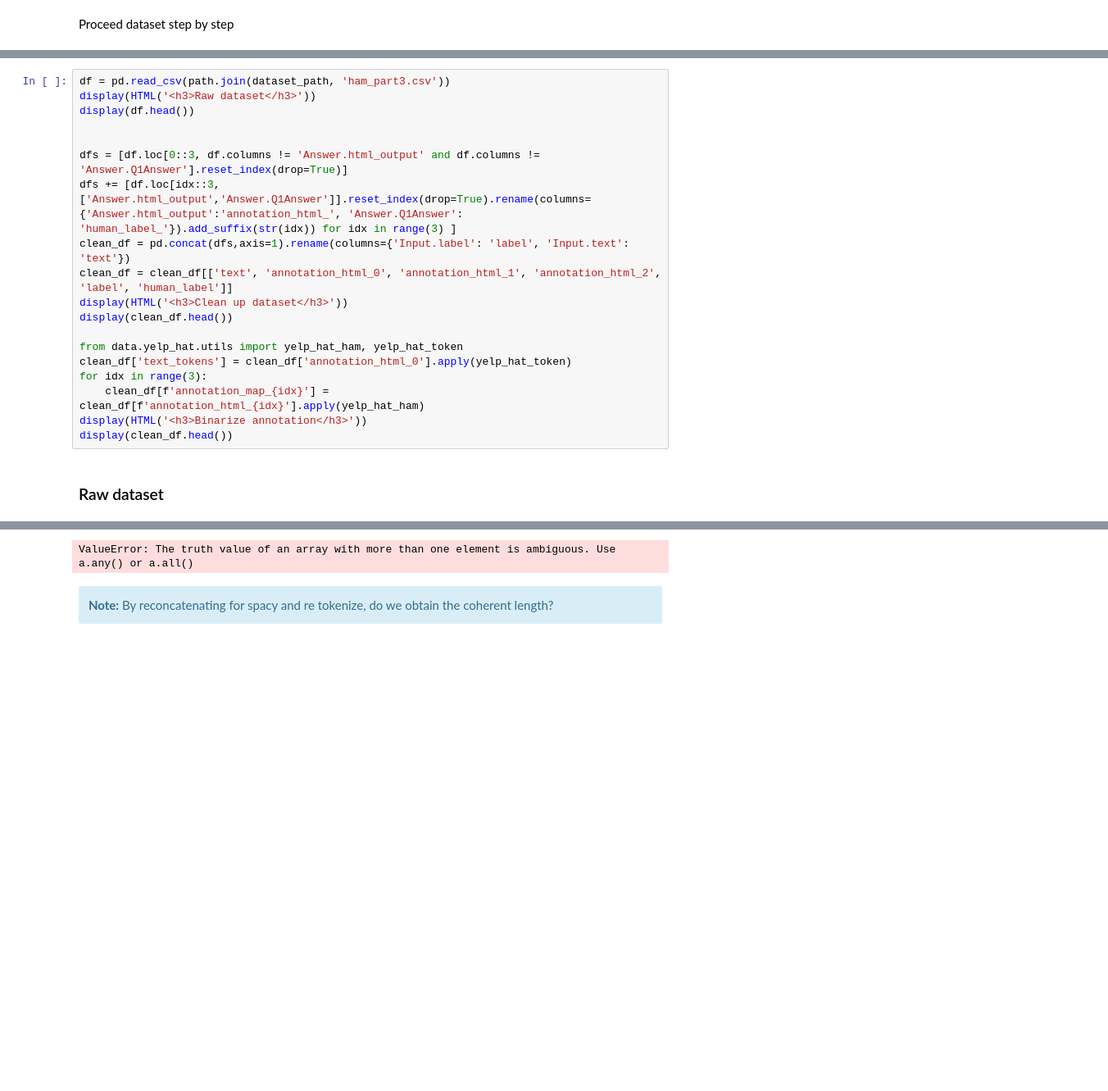
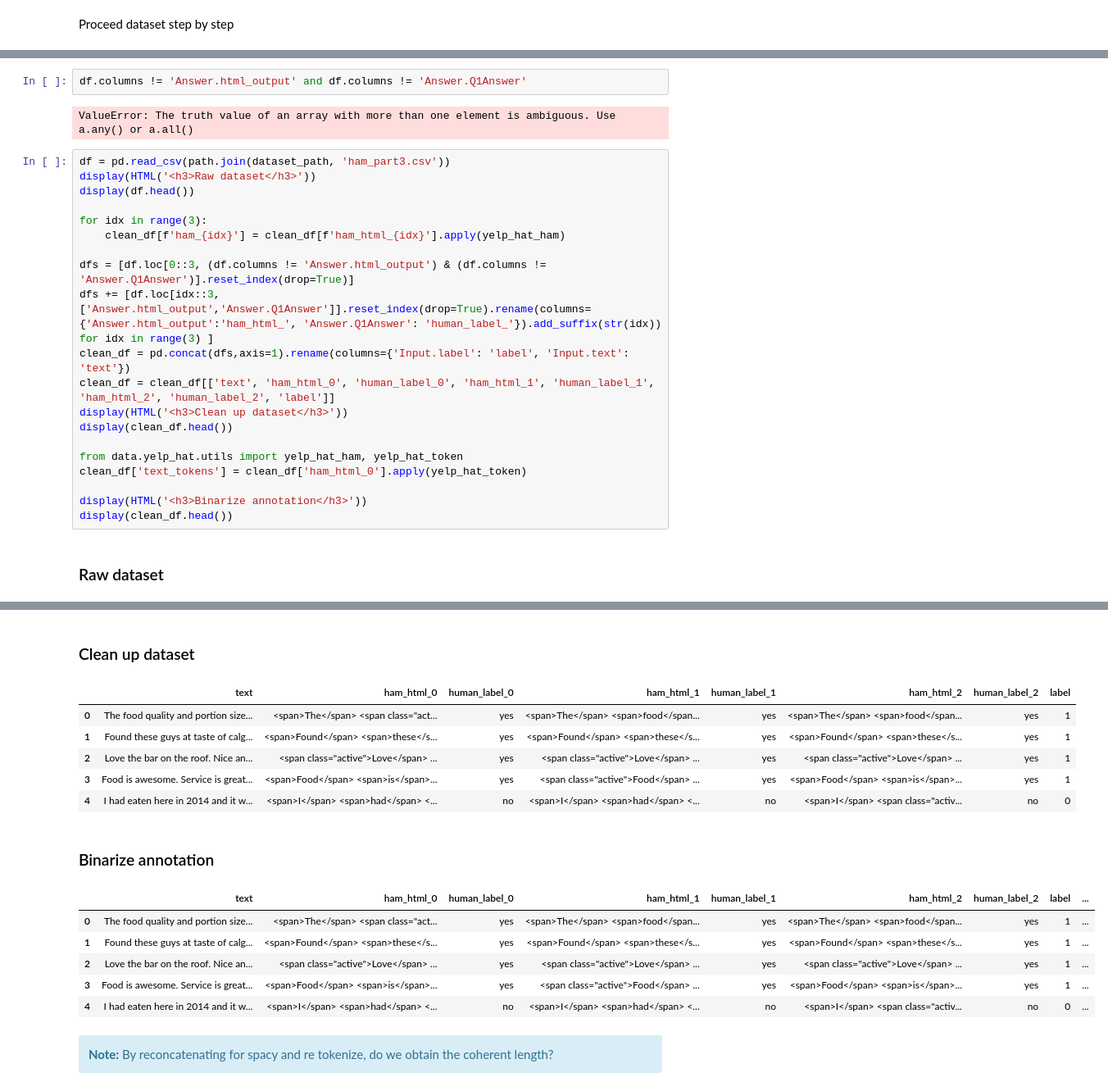
Before and after one commit to Kihansi95/ExplanationPairSentencesTasks, a Jupyter notebook: notebooks/2022-07-29 YelpHat.ipynb, the cells around one changed output, grey strips where cells are left out. Shown: that part at 82% size. Drawn from its saved outputs; the diff is of its cells as text; blank space fills up the shorter version.

```diff
--- a/notebooks/2022-07-29 YelpHat.ipynb
+++ b/notebooks/2022-07-29 YelpHat.ipynb
@@ -164,31 +164,49 @@ Proceed dataset step by step
+# %%
+df.columns != 'Answer.html_output' and df.columns != 'Answer.Q1Answer'
+# %% [output]
+ValueError: The truth value of an array with more than one element is ambiguous. Use a.any() or a.all()
 # %%
 df = pd.read_csv(path.join(dataset_path, 'ham_part3.csv'))
 display(HTML('<h3>Raw dataset</h3>'))
 display(df.head())
 
+for idx in range(3):
+    clean_df[f'ham_{idx}'] = clean_df[f'ham_html_{idx}'].apply(yelp_hat_ham)
 
-dfs = [df.loc[0::3, df.columns != 'Answer.html_output' and df.columns != 'Answer.Q1Answer'].reset_index(drop=True)]
-dfs += [df.loc[idx::3, ['Answer.html_output','Answer.Q1Answer']].reset_index(drop=True).rename(columns={'Answer.html_output':'annotation_html_', 'Answer.Q1Answer': 'human_label_'}).add_suffix(str(idx)) for idx in range(3) ]
+dfs = [df.loc[0::3, (df.columns != 'Answer.html_output') & (df.columns != 'Answer.Q1Answer')].reset_index(drop=True)]
+dfs += [df.loc[idx::3, ['Answer.html_output','Answer.Q1Answer']].reset_index(drop=True).rename(columns={'Answer.html_output':'ham_html_', 'Answer.Q1Answer': 'human_label_'}).add_suffix(str(idx)) for idx in range(3) ]
 clean_df = pd.concat(dfs,axis=1).rename(columns={'Input.label': 'label', 'Input.text': 'text'})
-clean_df = clean_df[['text', 'annotation_html_0', 'annotation_html_1', 'annotation_html_2', 'label', 'human_label']]
+clean_df = clean_df[['text', 'ham_html_0', 'human_label_0', 'ham_html_1', 'human_label_1', 'ham_html_2', 'human_label_2', 'label']]
 display(HTML('<h3>Clean up dataset</h3>'))
 display(clean_df.head())
 
 from data.yelp_hat.utils import yelp_hat_ham, yelp_hat_token
-clean_df['text_tokens'] = clean_df['annotation_html_0'].apply(yelp_hat_token)
-for idx in range(3):
-    clean_df[f'annotation_map_{idx}'] = clean_df[f'annotation_html_{idx}'].apply(yelp_hat_ham)
+clean_df['text_tokens'] = clean_df['ham_html_0'].apply(yelp_hat_token)
+
 display(HTML('<h3>Binarize annotation</h3>'))
 display(clean_df.head())
 # %% [output]
 Raw dataset
 |  | Input.label | Input.text | Answer.Q1Answer | Answer.html_output |
 | 0 | 1 | The food quality and portion size... | yes | <span>The</span> <span class="act... |
 | 1 | 1 | The food quality and portion size... | yes | <span>The</span> <span>food</span... |
 | 2 | 1 | The food quality and portion size... | yes | <span>The</span> <span>food</span... |
 | 3 | 1 | Found these guys at taste of calg... | yes | <span>Found</span> <span>these</s... |
 | 4 | 1 | Found these guys at taste of calg... | yes | <span>Found</span> <span>these</s... |
-ValueError: The truth value of an array with more than one element is ambiguous. Use a.any() or a.all()
+Clean up dataset
+|  | text | ham_html_0 | human_label_0 | ham_html_1 | human_label_1 | ham_html_2 | human_label_2 | label |
+| 0 | The food quality and portion size... | <span>The</span> <span class="act... | yes | <span>The</span> <span>food</span... | yes | <span>The</span> <span>food</span... | yes | 1 |
+| 1 | Found these guys at taste of calg... | <span>Found</span> <span>these</s... | yes | <span>Found</span> <span>these</s... | yes | <span>Found</span> <span>these</s... | yes | 1 |
+| 2 | Love the bar on the roof. Nice an... | <span class="active">Love</span> ... | yes | <span class="active">Love</span> ... | yes | <span class="active">Love</span> ... | yes | 1 |
+| 3 | Food is awesome. Service is great... | <span>Food</span> <span>is</span>... | yes | <span class="active">Food</span> ... | yes | <span>Food</span> <span>is</span>... | yes | 1 |
+| 4 | I had eaten here in 2014 and it w... | <span>I</span> <span>had</span> <... | no | <span>I</span> <span>had</span> <... | no | <span>I</span> <span class="activ... | no | 0 |
+Binarize annotation
+|  | text | ham_html_0 | human_label_0 | ham_html_1 | human_label_1 | ham_html_2 | human_label_2 | label | ... |
+| 0 | The food quality and portion size... | <span>The</span> <span class="act... | yes | <span>The</span> <span>food</span... | yes | <span>The</span> <span>food</span... | yes | 1 | ... |
+| 1 | Found these guys at taste of calg... | <span>Found</span> <span>these</s... | yes | <span>Found</span> <span>these</s... | yes | <span>Found</span> <span>these</s... | yes | 1 | ... |
+| 2 | Love the bar on the roof. Nice an... | <span class="active">Love</span> ... | yes | <span class="active">Love</span> ... | yes | <span class="active">Love</span> ... | yes | 1 | ... |
+| 3 | Food is awesome. Service is great... | <span>Food</span> <span>is</span>... | yes | <span class="active">Food</span> ... | yes | <span>Food</span> <span>is</span>... | yes | 1 | ... |
+| 4 | I had eaten here in 2014 and it w... | <span>I</span> <span>had</span> <... | no | <span>I</span> <span>had</span> <... | no | <span>I</span> <span class="activ... | no | 0 | ... |
 # %% [markdown]
 <div class="alert alert-block alert-info">
     <b>Note:</b> By reconcatenating for spacy and re tokenize, do we obtain the coherent length?
```
Also changed, not shown: parts of 17 cells of this notebook, 2 other files.
